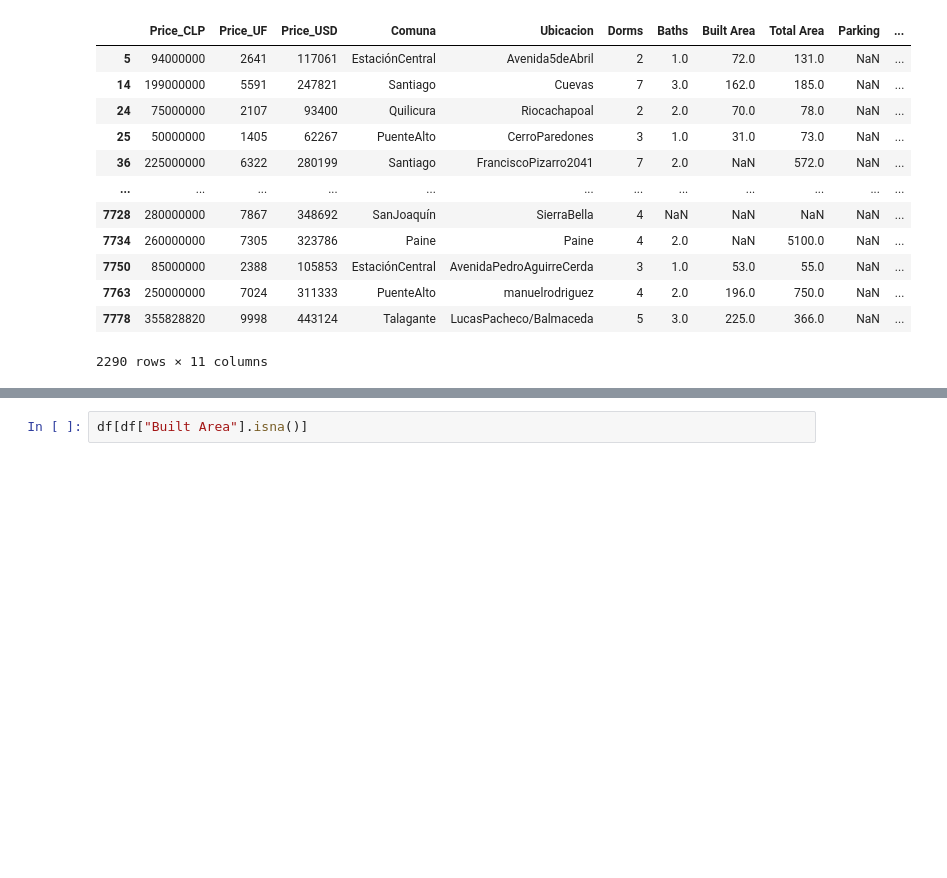
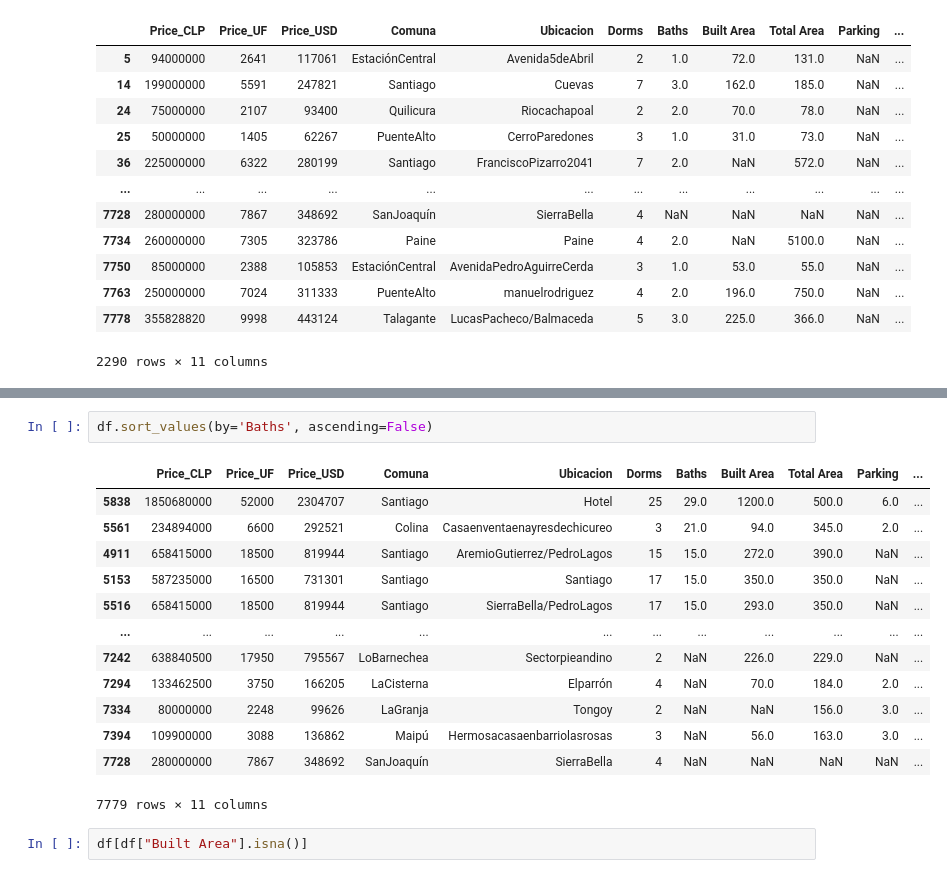
Before and after one commit to BAFCS/MDS7202, a Jupyter notebook: Labs/Lab6/Lab6_Enunciado.ipynb, the cells around one changed output, grey strips where cells are left out. Saved outputs shown, nothing was run; the diff lists cells and outputs as text; blank space fills up the shorter version.

```diff
--- a/Labs/Lab6/Lab6_Enunciado.ipynb
+++ b/Labs/Lab6/Lab6_Enunciado.ipynb
@@ -274,3 +327,19 @@ df[df["Parking"].isna()]
+# %%
+df.sort_values(by='Baths', ascending=False)
+# %% [output]
+|  | Price_CLP | Price_UF | Price_USD | Comuna | Ubicacion | Dorms | Baths | Built Area | Total Area | Parking | ... |
+| 5838 | 1850680000 | 52000 | 2304707 | Santiago | Hotel | 25 | 29.0 | 1200.0 | 500.0 | 6.0 | ... |
+| 5561 | 234894000 | 6600 | 292521 | Colina | Casaenventaenayresdechicureo | 3 | 21.0 | 94.0 | 345.0 | 2.0 | ... |
+| 4911 | 658415000 | 18500 | 819944 | Santiago | AremioGutierrez/PedroLagos | 15 | 15.0 | 272.0 | 390.0 | NaN | ... |
+| 5153 | 587235000 | 16500 | 731301 | Santiago | Santiago | 17 | 15.0 | 350.0 | 350.0 | NaN | ... |
+| 5516 | 658415000 | 18500 | 819944 | Santiago | SierraBella/PedroLagos | 17 | 15.0 | 293.0 | 350.0 | NaN | ... |
+| ... | ... | ... | ... | ... | ... | ... | ... | ... | ... | ... | ... |
+| 7242 | 638840500 | 17950 | 795567 | LoBarnechea | Sectorpieandino | 2 | NaN | 226.0 | 229.0 | NaN | ... |
+| 7294 | 133462500 | 3750 | 166205 | LaCisterna | Elparrón | 4 | NaN | 70.0 | 184.0 | 2.0 | ... |
+| 7334 | 80000000 | 2248 | 99626 | LaGranja | Tongoy | 2 | NaN | NaN | 156.0 | 3.0 | ... |
+| 7394 | 109900000 | 3088 | 136862 | Maipú | Hermosacasaenbarriolasrosas | 3 | NaN | 56.0 | 163.0 | 3.0 | ... |
+| 7728 | 280000000 | 7867 | 348692 | SanJoaquín | SierraBella | 4 | NaN | NaN | NaN | NaN | ... |
+7779 rows × 11 columns
 # %%
 df[df["Built Area"].isna()]
 # %% [output]
```
Also changed, not shown: parts of 18 cells of this notebook, 2 other files.
